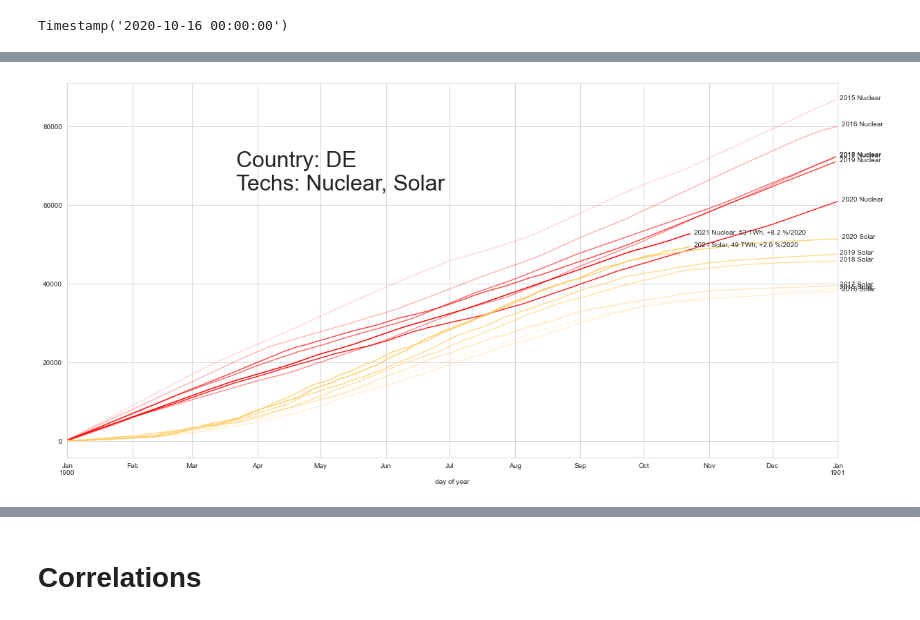
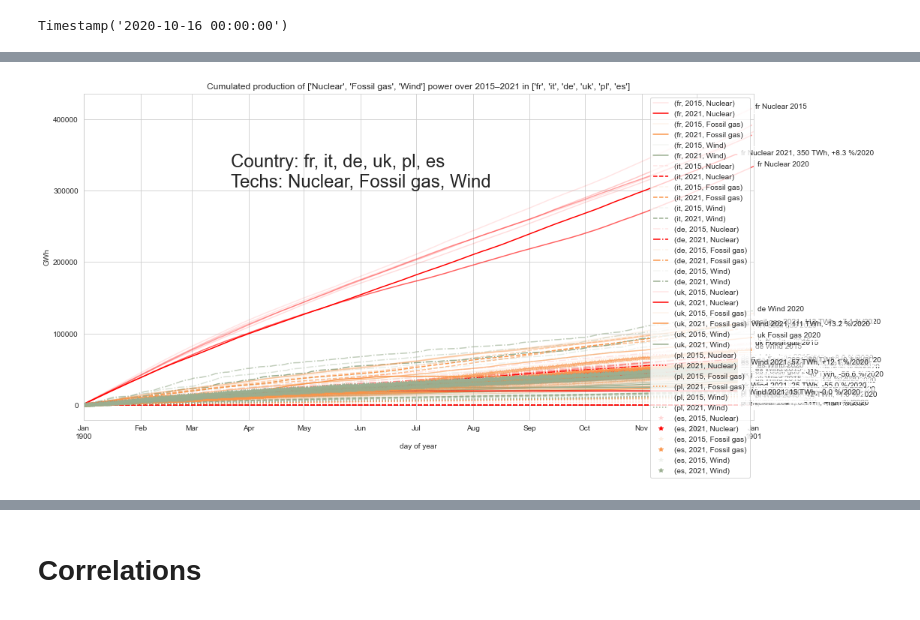
Before and after one commit to thomasgibon/energy-charts-remake, a Jupyter notebook: energy_charts.ipynb, the cells around one changed output, grey strips where cells are left out. Drawn from its saved outputs; the diff is of its cells as text; code cells hidden in the pictures.

```diff
--- a/energy_charts.ipynb
+++ b/energy_charts.ipynb
@@ -199,13 +267,17 @@ Timestamp('2020-10-16 00:00:00')
 all_prods = dict()
 # %%
 year_range = range(2015,2022)
+countries = ['fr','it','de','uk','pl','es']
 
 colors={}
 
-for country in ['fr','de','dk']:
+for country in countries:
     all_prods[country] = dict()
     for year in year_range:
-        all_prods[country][year], _, colors_i = plot_prod(country=country, year=year, display=False, load=False)
+        all_prods[country][year], _, colors_i = plot_prod(country=country,
+                                                          year=year,
+                                                          display=False,
+                                                          load=False)
     colors.update(**colors_i)
 # %% [output]
 https://energy-charts.info/charts/energy/data/fr/day_2015.json
@@ -228,10 +300,12 @@ https://energy-charts.info/charts/energy/data/dk/day_2021.json
 # %%
 colors_annual_raw = {}
-alpha_thr = 0.15
+alpha_thr = 0.1
 
 for k,v in colors.items():
     for year in year_range:
-        colors_annual_raw[(year,k)] = tuple((*v, alpha_thr + (1-alpha_thr) * (year-year_range[0])/(year_range[-1]-year_range[0])))
+        for country in countries:
+            colors_annual_raw[(country,year,k)] = \
+                tuple((*v, alpha_thr + (1-alpha_thr) * ((year-year_range[0])/(year_range[-1]-year_range[0]))**3))
 # %%
 columns_agg = {'Hydro pumped storage consumption': 'Hydro pumped storage consumption',
                'Import Balance': 'Import balance',
@@ -345,6 +367,3 @@ try:
     prod_agg['de',2019]*=1000
 except:
     pass
-# %%
-countries = prod_agg.columns.levels[0]
-countries
@@ -357,16 +370,36 @@ FrozenList([['de', 'dk', 'fr'], [2015, 2016, 2017, 2018, 2019, 2020, 2021], ['Bi
 # %%
-tech = ('Nuclear',
-       'Solar')
+tech = [
+    'Nuclear',
+       'Fossil gas',
+#         'Hard coal',
+       'Wind',
+#        'Solar'
+       ]
 
-country = 'de'
+styles = ['', '--', '-.', '-', ':', '*']
 
-cumul = prod_agg.loc[:,(countries,slice(None),tech)].cumsum(skipna=True)[country]
+ls = []
+
+for i,_ in enumerate(countries):
+    ls.extend(len(tech) * len(year_range) * [styles[i]])
+
+cumul = prod_agg.loc[:,(countries,
+                        slice(None),
+                        tech)].cumsum(skipna=True)
+
 cumul.index = pd.to_datetime(cumul.index, format='%j')
-cumul.columns.names = ['year','tech']
+
+cumul.columns.names = ['country',
+                       'year',
+                       'tech']
+
 # cumul = cumul.groupby('year', axis=1).sum(min_count=1)
-fig, ax = plt.subplots(figsize=(20,10), facecolor='w')
 
-cumul.plot(color=colors_annual, ax=ax)
+fig, ax = plt.subplots(figsize=(16,8), facecolor='w')
+
+cumul.plot(color=colors_annual,
+           ax=ax,
+           style=ls)
 
 for c in cumul.columns:
 
@@ -374,23 +407,30 @@ for c in cumul.columns:
 
     if last_v != None:
 
-        if c[0] == 2021:
-            v_2020 = cumul.loc[last_v,(2020,c[1])]
+        if c[1] == 2021:
+            v_2020 = cumul.loc[last_v,(c[0],2020,c[2])]
             gap = cumul[c][last_v] - v_2020
             delta = 100 * (cumul[c][last_v]/v_2020 - 1)
-            label = f'{c[0]} {c[1]}, {cumul[c][last_v]/1000:0.0f} TWh, {delta:+0.1f} %/2020'
+            label = f'{c[0]} {c[2]} {c[1]}, {cumul[c][last_v]/1000:0.0f} TWh, {delta:+0.1f} %/2020'
 #             label = f'{c[0]} {c[1]}'
+        elif c[1] in [year_range[0], year_range[-2]]:
+            label = f'{c[0]} {c[2]} {c[1]}'
         else:
-            label = f'{c[0]} {c[1]}'
-
+            label = ''
         plt.text(last_v + timedelta(days=2),
                  cumul[c][last_v],
-                 label)
+                 label,
+                bbox=dict(facecolor=(1,1,1,0.5)))
 
-plt.text(cumul.index[80], ax.get_ylim()[1] * .7, f'Country: {country.upper()} \nTechs: ' + ', '.join(tech), fontsize=32)
+plt.text(cumul.index[80],
+         ax.get_ylim()[1] * .7,
+         f'Country: ' + ', '.join(countries) + '\nTechs: ' + ', '.join(tech),
+         fontsize=24)
 # plt.text(-15, ax.get_ylim()[1] * .95, '@thomasgibon', fontsize=12, color='gray')
-# plt.title(f'Cumulated production of {tech} power over 2019–2021 in Germany')
-# ax.set_ylabel('GWh')
+plt.title(f'Cumulated production of {tech} power over {year_range[0]}–{year_range[-1]} in {countries}')
+ax.set_ylabel('GWh')
 
-ax.get_legend().remove()
+handles, labels = ax.get_legend_handles_labels()
+by_label = {l:h for i,(l,h) in enumerate(zip(labels, handles)) if i%len(year_range) in [0,len(year_range)-1]}
+plt.legend(by_label.values(), by_label.keys())
 # %% [output]
@@ -397,4 +438,4 @@ ax.get_legend().remove()
-[figure, old version]
+[figure, new version]
 # %%
 prod = pd.concat([prod_df_2019,prod_df_2020,prod_df_2021])
 prod_ag = prod.groupby(columns_agg, axis=1).sum()
```
Also changed, not shown: parts of 37 cells of this notebook, 2 other files.
